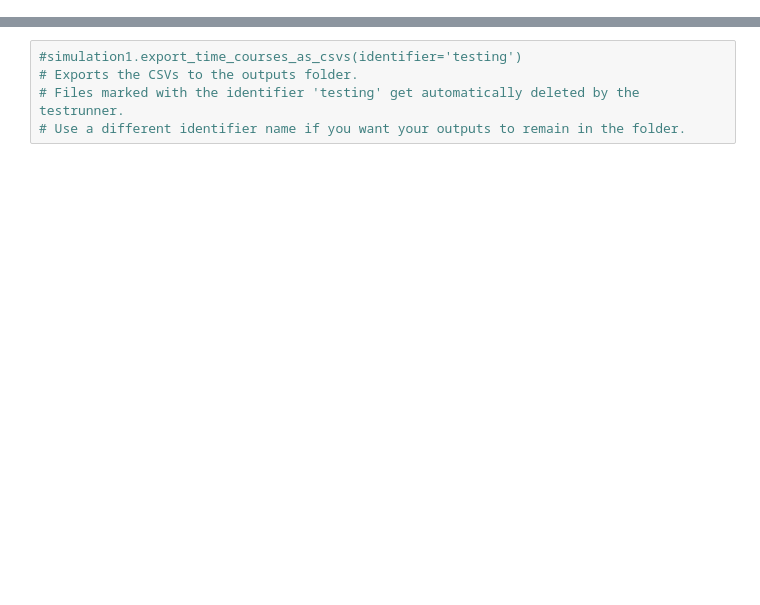
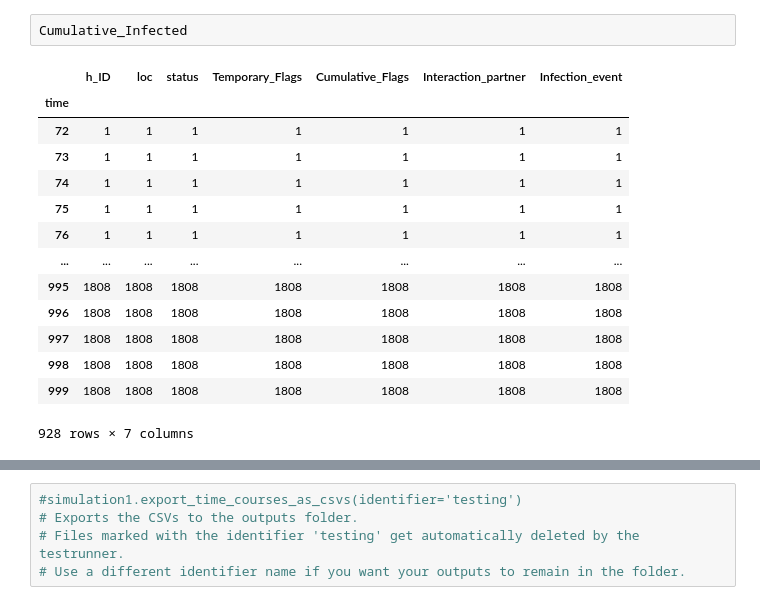
Before and after one commit to joba-1/Corona_Model, a Jupyter notebook: RUN_CoronaABM.ipynb, the cells around one changed output, grey strips where cells are left out. Drawn from its saved outputs; the diff is of its cells as text; blank space fills up the shorter version.

```diff
--- a/RUN_CoronaABM.ipynb
+++ b/RUN_CoronaABM.ipynb
@@ -6,0 +108,17 @@ import matplotlib.pyplot as plt
+# %%
+Cumulative_Infected
+# %% [output]
+|  | h_ID | loc | status | Temporary_Flags | Cumulative_Flags | Interaction_partner | Infection_event |
+| time |  |  |  |  |  |  |  |
+| 72 | 1 | 1 | 1 | 1 | 1 | 1 | 1 |
+| 73 | 1 | 1 | 1 | 1 | 1 | 1 | 1 |
+| 74 | 1 | 1 | 1 | 1 | 1 | 1 | 1 |
+| 75 | 1 | 1 | 1 | 1 | 1 | 1 | 1 |
+| 76 | 1 | 1 | 1 | 1 | 1 | 1 | 1 |
+| ... | ... | ... | ... | ... | ... | ... | ... |
+| 995 | 1808 | 1808 | 1808 | 1808 | 1808 | 1808 | 1808 |
+| 996 | 1808 | 1808 | 1808 | 1808 | 1808 | 1808 | 1808 |
+| 997 | 1808 | 1808 | 1808 | 1808 | 1808 | 1808 | 1808 |
+| 998 | 1808 | 1808 | 1808 | 1808 | 1808 | 1808 | 1808 |
+| 999 | 1808 | 1808 | 1808 | 1808 | 1808 | 1808 | 1808 |
+928 rows × 7 columns
```
Also changed, not shown: parts of 95 cells of this notebook, 1 other file.
